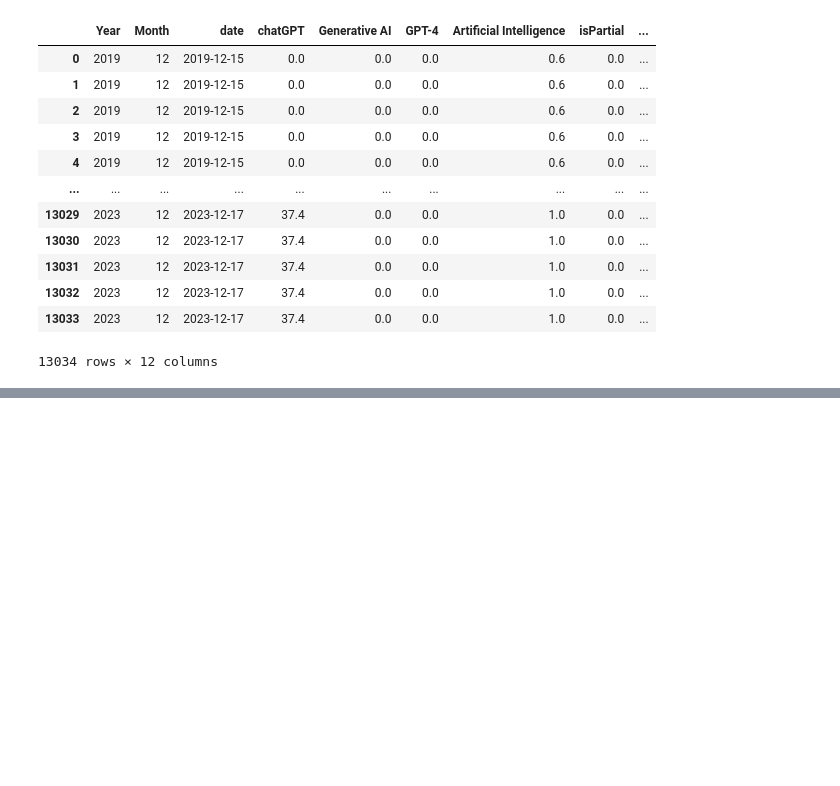
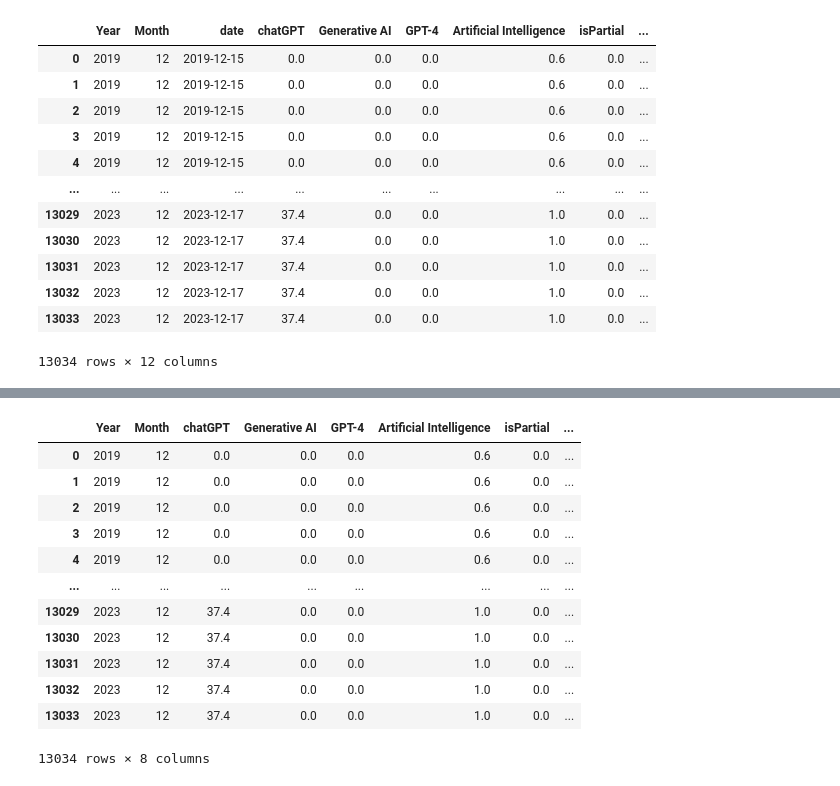
Before and after one commit to nishagii/AI_trends_comparision_ETL_project, a Jupyter notebook: Untitled.ipynb, the cells around one changed output, grey strips where cells are left out. Cells and saved outputs as stored; diff of their text form; code cells hidden in the pictures; blank space fills up the shorter version.

```diff
--- a/Untitled.ipynb
+++ b/Untitled.ipynb
@@ -320,0 +325,2 @@ display(merged_data)
+# %%
+numeric_data=merged_data.select_dtypes(include=['number'])
@@ -320,0 +349,16 @@ display(merged_data)
+# %%
+display(numeric_data)
+# %% [output]
+|  | Year | Month | chatGPT | Generative AI | GPT-4 | Artificial Intelligence | isPartial | ... |
+| 0 | 2019 | 12 | 0.0 | 0.0 | 0.0 | 0.6 | 0.0 | ... |
+| 1 | 2019 | 12 | 0.0 | 0.0 | 0.0 | 0.6 | 0.0 | ... |
+| 2 | 2019 | 12 | 0.0 | 0.0 | 0.0 | 0.6 | 0.0 | ... |
+| 3 | 2019 | 12 | 0.0 | 0.0 | 0.0 | 0.6 | 0.0 | ... |
+| 4 | 2019 | 12 | 0.0 | 0.0 | 0.0 | 0.6 | 0.0 | ... |
+| ... | ... | ... | ... | ... | ... | ... | ... | ... |
+| 13029 | 2023 | 12 | 37.4 | 0.0 | 0.0 | 1.0 | 0.0 | ... |
+| 13030 | 2023 | 12 | 37.4 | 0.0 | 0.0 | 1.0 | 0.0 | ... |
+| 13031 | 2023 | 12 | 37.4 | 0.0 | 0.0 | 1.0 | 0.0 | ... |
+| 13032 | 2023 | 12 | 37.4 | 0.0 | 0.0 | 1.0 | 0.0 | ... |
+| 13033 | 2023 | 12 | 37.4 | 0.0 | 0.0 | 1.0 | 0.0 | ... |
+13034 rows × 8 columns
```
Also changed, not shown: parts of 3 cells of this notebook.
